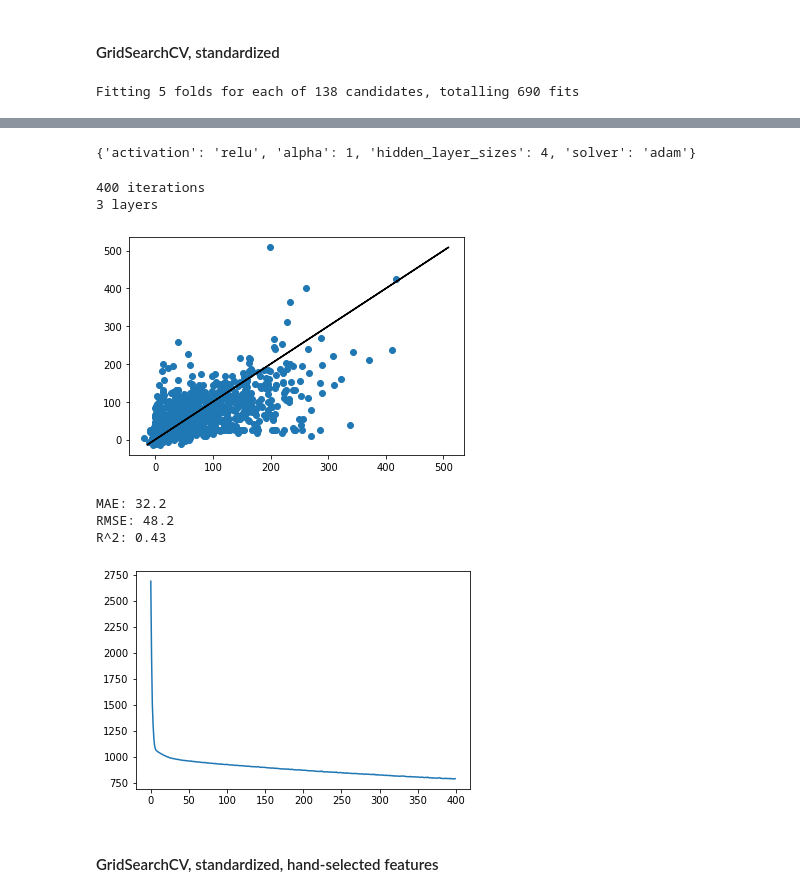
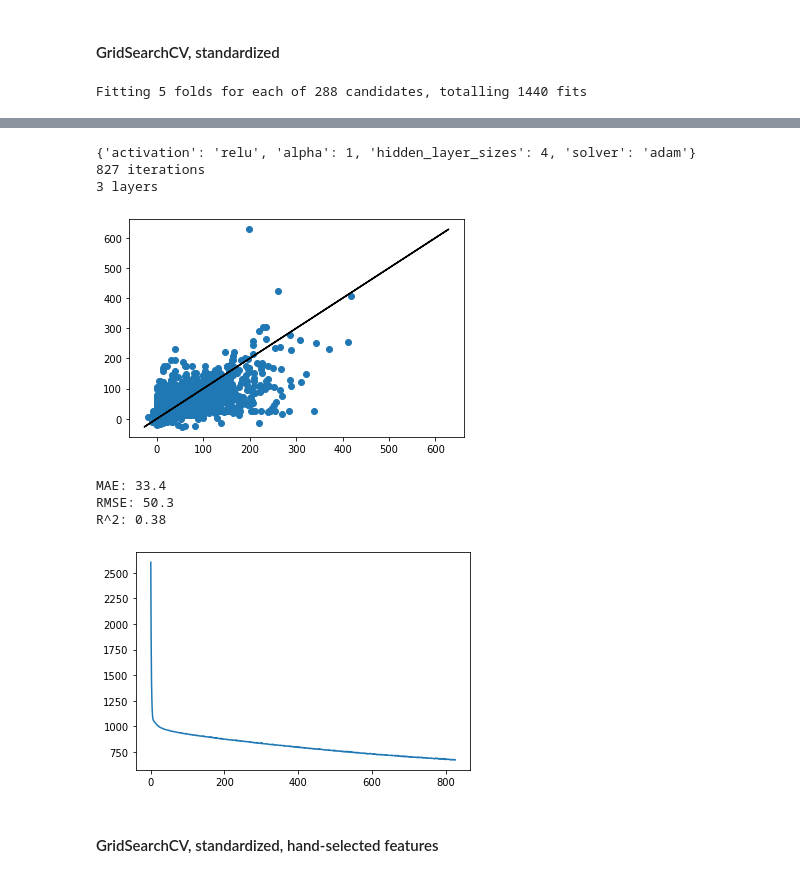
Before and after one commit to mrkawa/fantasyFootballML, a Jupyter notebook: 1_gameAveragesAndSeasonTotals/neuralNet.ipynb, the cells around one changed output, grey strips where cells are left out. Drawn from its saved outputs; the diff is of its cells as text; code cells hidden in the pictures.

```diff
--- a/1_gameAveragesAndSeasonTotals/neuralNet.ipynb
+++ b/1_gameAveragesAndSeasonTotals/neuralNet.ipynb
@@ -75,7 +75,7 @@ X_train_std_select, X_dev_std_select, X_test_std_select = X_train_std.loc[:,keep
 # %%
 X_train, X_dev, y_train, y_dev = X_train_raw, X_dev_raw, y_train, y_dev
 
-m = neural_network.MLPRegressor(max_iter=400)
+m = neural_network.MLPRegressor(max_iter=1000)
 m.fit(X_train,y_train)
 y_pred = m.predict(X_dev)
 
@@ -107,17 +107,18 @@ sizes = [
     mean([inputNodes,outputNodes]),
     (2/3)*inputNodes + outputNodes,
     sqrt(inputNodes*outputNodes),
+    inputNodes*2-1
 ] + [nSamples/(x*(inputNodes+outputNodes)) for x in range(2,11)] + [x for x in range(2,21)]
 
 params={
     'activation':['relu'],#['identity','logistic','tanh','relu'],
-    'solver':['adam'],#['lbfgs','adam'],
+    'solver':['lbfgs','adam'],
     'hidden_layer_sizes': list(set(map(int, sizes))),
     'alpha':[10**x for x in range(-5,1)],
 }
 
 grid = GridSearchCV(
-    neural_network.MLPRegressor(warm_start=False,random_state=0,max_iter=400),
+    neural_network.MLPRegressor(warm_start=False,random_state=0,max_iter=1000),
     params,
     n_jobs = -1,
     verbose = 10,
@@ -126,7 +127,7 @@ grid = GridSearchCV(
 
 print(grid.best_params_)
 
-m = neural_network.MLPRegressor(max_iter=400)
+m = neural_network.MLPRegressor(max_iter=1000)
 m.fit(X_train,y_train)
 y_pred = m.predict(X_dev)
 
@@ -179,17 +180,18 @@ sizes = [
     mean([inputNodes,outputNodes]),
     (2/3)*inputNodes + outputNodes,
     sqrt(inputNodes*outputNodes),
+    inputNodes*2-1
 ] + [nSamples/(x*(inputNodes+outputNodes)) for x in range(2,11)] + [x for x in range(2,21)]
 
 params={
     'activation':['relu'],#['identity','logistic','tanh','relu'],
-    'solver':['adam'],#['lbfgs','adam'],
+    'solver':['lbfgs','adam'],
     'hidden_layer_sizes': list(set(map(int, sizes))),
     'alpha':[10**x for x in range(-5,1)],
 }
 
 grid = GridSearchCV(
-    neural_network.MLPRegressor(warm_start=False,random_state=0,max_iter=400),
+    neural_network.MLPRegressor(warm_start=False,random_state=0,max_iter=1000),
     params,
     n_jobs = -1,
     verbose = 10,
@@ -198,7 +200,7 @@ grid = GridSearchCV(
 
 print(grid.best_params_)
 
-m = neural_network.MLPRegressor(max_iter=400)
+m = neural_network.MLPRegressor(max_iter=1000)
 m.fit(X_train,y_train)
 y_pred = m.predict(X_dev)
 
@@ -212,5 +214,5 @@ plt.show()
 
 cvGrid(params).to_csv('nnStd.csv')
 # %% [output]
-Fitting 5 folds for each of 138 candidates, totalling 690 fits
+Fitting 5 folds for each of 288 candidates, totalling 1440 fits
 [Parallel(n_jobs=-1)]: Using backend LokyBackend with 8 concurrent workers.
@@ -233,11 +235,11 @@ Fitting 5 folds for each of 138 candidates, totalling 690 fits
 {'activation': 'relu', 'alpha': 1, 'hidden_layer_sizes': 4, 'solver': 'adam'}
+827 iterations
+3 layers
+[figure, new version]
-400 iterations
-3 layers
+MAE: 33.4
+RMSE: 50.3
+R^2: 0.38
-[figure, old version]
-MAE: 32.2
-RMSE: 48.2
-R^2: 0.43
-[figure, old version]
+[figure, new version]
 # %% [markdown]
 #### GridSearchCV, standardized, hand-selected features
 # %%
```
Also changed, not shown: parts of 4 cells of this notebook, 4 other files.
